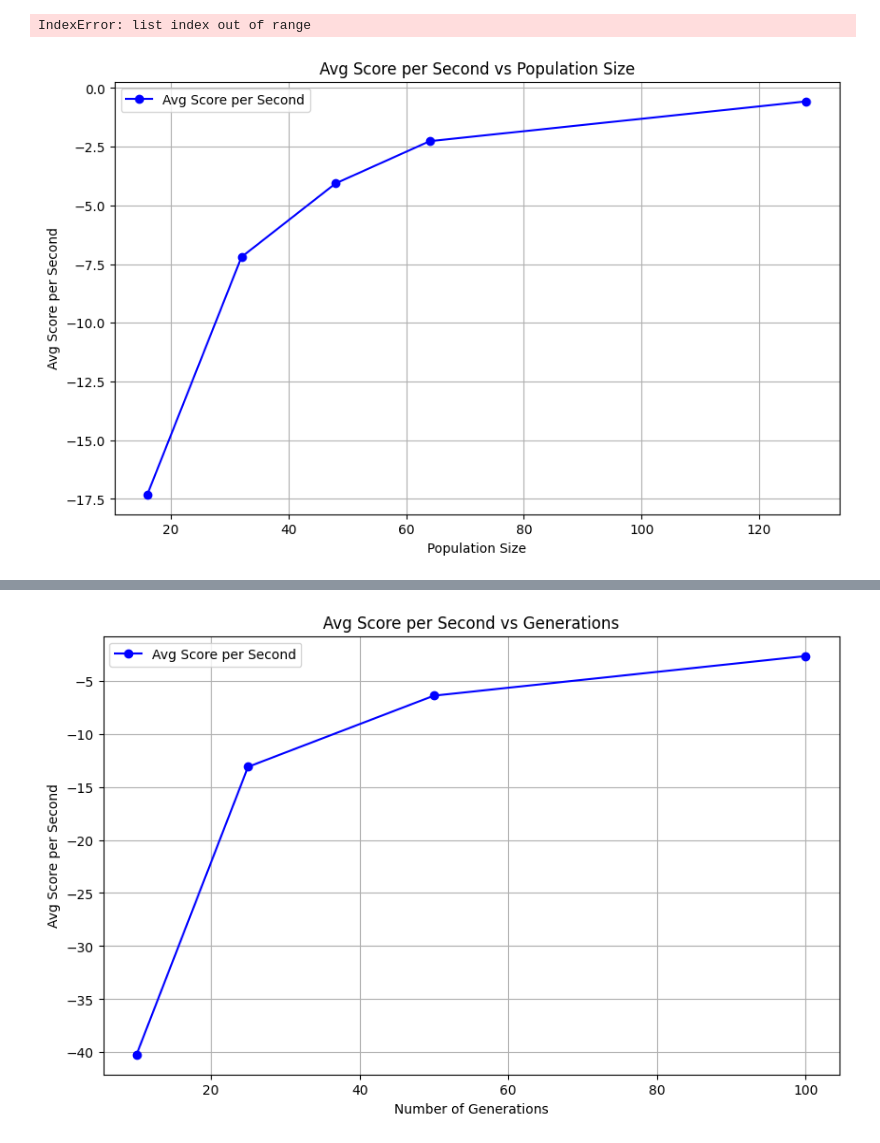
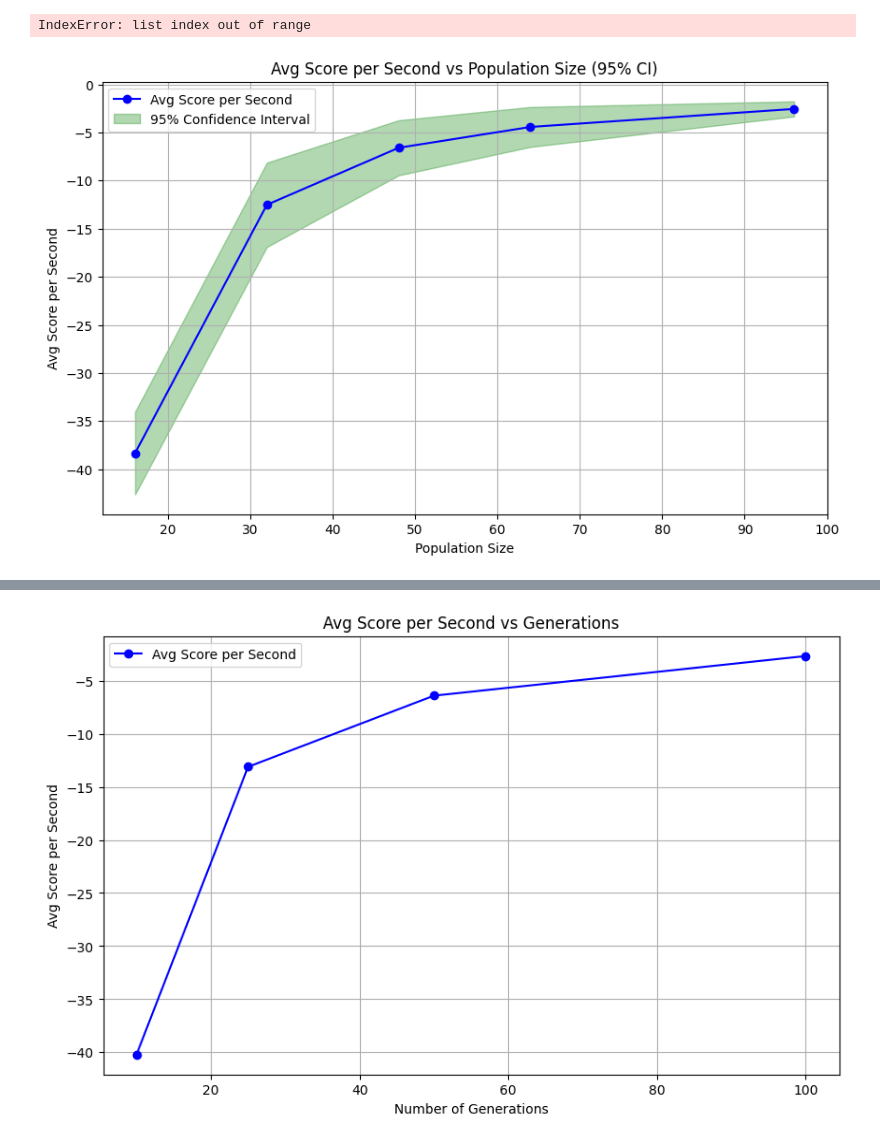
Before and after one commit to firstthomas/genepromulti, a Jupyter notebook: solution.ipynb, the cells around one changed output, grey strips where cells are left out. Cells and saved outputs as stored; diff of their text form; code cells hidden in the pictures.

```diff
--- a/solution.ipynb
+++ b/solution.ipynb
@@ -204,13 +204,17 @@ IndexError: list index out of range
 # %%
 from datetime import datetime
 import csv
+import matplotlib.pyplot as plt
+import numpy as np
+import math
 
 def test_population_size(sizes):
     data = []
     for size in sizes:
-        total_time = 0
-        total_score = 0
-        for i in range(5):
+        times = []
+        scores = []
+        individual_runs = []
+        for i in range(10):
             start = datetime.now()
             evo = Evolution(
                 fitness_function_pt, internal_nodes, leaf_nodes,
@@ -225,77 +229,74 @@ def test_population_size(sizes):
             time = (end-start).total_seconds()
             best = evo.best_of_gens[-1]
             test_score = get_test_score(best)
-            total_time += time
-            total_score += test_score
+            times.append(time)
+            scores.append(test_score)
+            individual_runs.append([size, i+1, time, test_score])
 
-        avg_time = total_time / 5
-        avg_score = total_score / 5
-        avg_score_per_second = avg_score / avg_time
-        print(f"size {size}, avg_time {avg_time}, avg_score {avg_score}, avg_score_per_second {avg_score_per_second}")
-        data.append([size, avg_time, avg_score, avg_score_per_second])
-
+        for run in individual_runs:
+            data.append(run)
     try:
-        with open("population_sizes2.csv", mode='w', newline='') as file:
+        with open("population_sizes.csv", mode='w', newline='') as file:
             writer = csv.writer(file)
-            writer.writerow(["Population Size", "Avg Time (seconds)", "Avg Test Score", "Avg Score per Second"])
+            writer.writerow([
+                "Population Size", "Run #", "Time (seconds)", "Test Score"
+            ])
             writer.writerows(data)
         print("CSV file written successfully.")
     except Exception as e:
         print("Error while writing CSV file:", e)
     return data
 
 def plot(data):
-    sizes = [entry[0] for entry in data]
-    avg_times = [entry[1] for entry in data]
-    avg_scores = [entry[2] for entry in data]
-    avg_scores_per_second = [entry[3] for entry in data]
+    avg_scores_per_second = []
+    lower_bound = []
+    upper_bound = []
 
-    # Plot Avg Score per Second vs Population Size
+    z = 1.96
+    n_runs = 10
+
+    for size in sizes:
+        size_data = [entry for entry in data if entry[0] == size]
+
+        score_per_sec_values = [
+            entry[3] / entry[2] if entry[2] != 0 else 0
+            for entry in size_data
+        ]
+
+        mean_sps = np.mean(score_per_sec_values)
+        std_sps = np.std(score_per_sec_values, ddof=1)
+        sem_sps = std_sps / math.sqrt(n_runs)
+        margin_of_error = z * sem_sps
+
+        avg_scores_per_second.append(mean_sps)
+        lower_bound.append(mean_sps - margin_of_error)
+        upper_bound.append(mean_sps + margin_of_error)
+
     plt.figure(figsize=(10, 6))
-    plt.plot(sizes, avg_scores_per_second, marker='o', label='Avg Score per Second', color='blue')
-    plt.title('Avg Score per Second vs Population Size')
+    plt.plot(sizes, avg_scores_per_second, label='Avg Score per Second', color='blue', marker='o')
+    plt.fill_between(sizes, lower_bound, upper_bound, color='green', alpha=0.3, label='95% Confidence Interval')
+    plt.title('Avg Score per Second vs Population Size (95% CI)')
     plt.xlabel('Population Size')
     plt.ylabel('Avg Score per Second')
     plt.grid(True)
-    plt.legend()
-    plt.savefig("avg_score_per_second_vs_population_size.png")
-    plt.show()
-
-    # Plot Avg Time vs Population Size
-    plt.figure(figsize=(10, 6))
-    plt.plot(sizes, avg_times, marker='o', label='Avg Time (seconds)', color='green')
-    plt.title('Avg Time vs Population Size')
-    plt.xlabel('Population Size')
-    plt.ylabel('Avg Time (seconds)')
-    plt.grid(True)
-    plt.legend()
-    plt.savefig("avg_time_vs_population_size.png")
-    plt.show()
-
-    # Plot Avg Score vs Population Size
-    plt.figure(figsize=(10, 6))
-    plt.plot(sizes, avg_scores, marker='o', label='Avg Score', color='red')
-    plt.title('Avg Score vs Population Size')
-    plt.xlabel('Population Size')
-    plt.ylabel('Avg Score')
-    plt.grid(True)
-    plt.legend()
-    plt.savefig("avg_score_vs_population_size.png")
+    plt.legend(loc='upper left')
+    plt.savefig("avg_score_per_second_vs_population_size_with_confidence_interval.png")
     plt.show()
 
 def load_csv(filename):
     data = []
     with open(filename, mode='r', newline='') as file:
         reader = csv.reader(file)
         next(reader)
         for row in reader:
             data.append([int(row[0]), float(row[1]), float(row[2]), float(row[3])])
     return data
 
 
-sizes = [16,32,48,64,128]
+
+sizes = [16,32,48,64,96]
 # data = test_population_size(sizes)
 data = load_csv("population_sizes.csv")
 plot(data)
 # %% [output]
-[figure, old version]
+[figure, new version]
```
Also changed, not shown: parts of 7 cells of this notebook, 7 other files.
